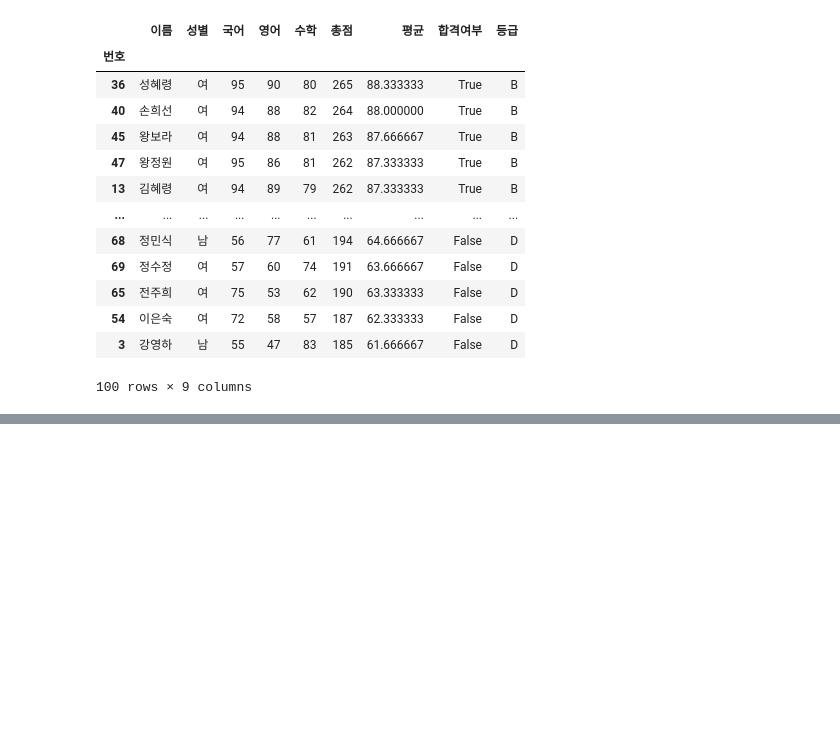
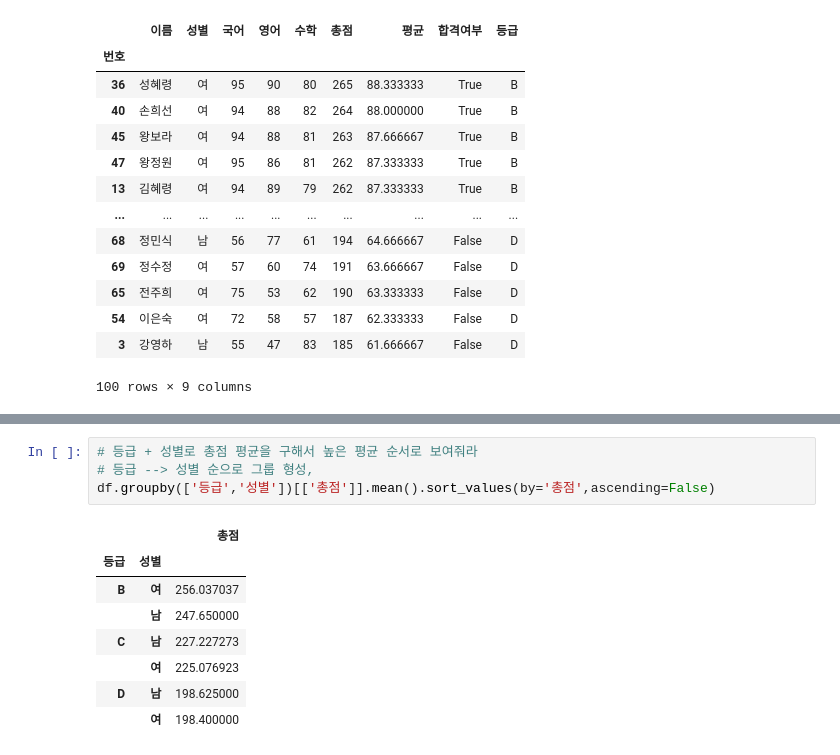
Before and after one commit to muroo123/pandas, a Jupyter notebook: pandas_section3_데이타_요약과_통계_함수와_정렬.ipynb, the cells around one changed output, grey strips where cells are left out. Drawn from its saved outputs; the diff is of its cells as text; blank space fills up the shorter version.

```diff
--- a/pandas_section3_데이타_요약과_통계_함수와_정렬.ipynb
+++ b/pandas_section3_데이타_요약과_통계_함수와_정렬.ipynb
@@ -509,0 +648,13 @@ df.sort_values(by='총점',ascending=False)
+# %%
+# 등급 + 성별로 총점 평균을 구해서 높은 평균 순서로 보여줘라
+# 등급 --> 성별 순으로 그룹 형성,
+df.groupby(['등급','성별'])[['총점']].mean().sort_values(by='총점',ascending=False)
+# %% [output]
+|  |  | 총점 |
+| 등급 | 성별 |  |
+| B | 여 | 256.037037 |
+|  | 남 | 247.650000 |
+| C | 남 | 227.227273 |
+|  | 여 | 225.076923 |
+| D | 남 | 198.625000 |
+|  | 여 | 198.400000 |
```
Also changed, not shown: parts of 21 cells of this notebook.
